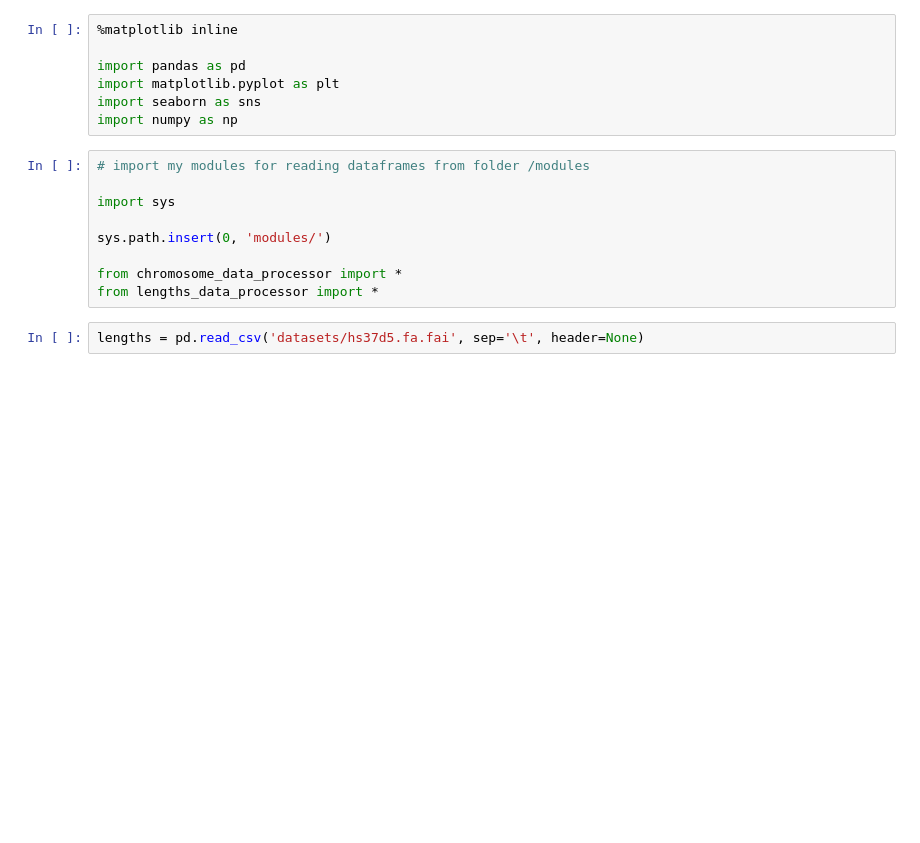
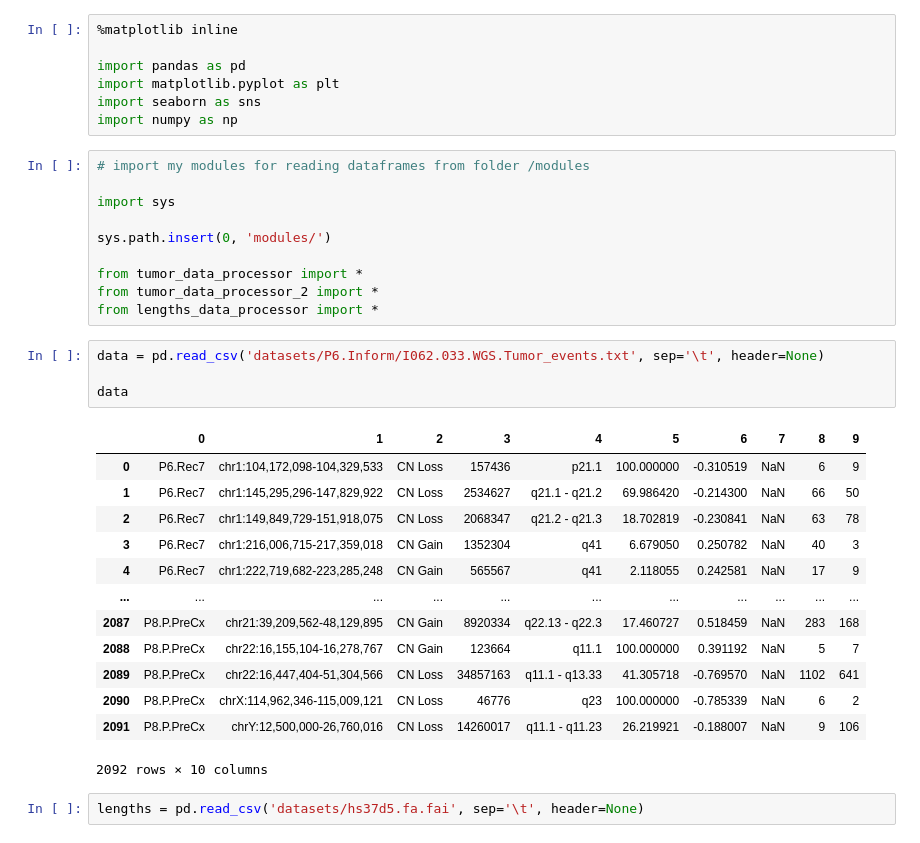
Before and after one commit to martinbudinsky3/BP-tumor-classifier, a Jupyter notebook: main.ipynb, the cells around one changed output. Saved outputs shown, nothing was run; the diff lists cells and outputs as text; blank space fills up the shorter version.

```diff
--- a/main.ipynb
+++ b/main.ipynb
@@ -12,8 +12,27 @@ import sys
 
 sys.path.insert(0, 'modules/')
 
-from chromosome_data_processor import *
+from tumor_data_processor import *
+from tumor_data_processor_2 import *
 from lengths_data_processor import *
+# %%
+data = pd.read_csv('datasets/P6.Inform/I062.033.WGS.Tumor_events.txt', sep='\t', header=None)
+
+data
+# %% [output]
+|  | 0 | 1 | 2 | 3 | 4 | 5 | 6 | 7 | 8 | 9 |
+| 0 | P6.Rec7 | chr1:104,172,098-104,329,533 | CN Loss | 157436 | p21.1 | 100.000000 | -0.310519 | NaN | 6 | 9 |
+| 1 | P6.Rec7 | chr1:145,295,296-147,829,922 | CN Loss | 2534627 | q21.1 - q21.2 | 69.986420 | -0.214300 | NaN | 66 | 50 |
+| 2 | P6.Rec7 | chr1:149,849,729-151,918,075 | CN Loss | 2068347 | q21.2 - q21.3 | 18.702819 | -0.230841 | NaN | 63 | 78 |
+| 3 | P6.Rec7 | chr1:216,006,715-217,359,018 | CN Gain | 1352304 | q41 | 6.679050 | 0.250782 | NaN | 40 | 3 |
+| 4 | P6.Rec7 | chr1:222,719,682-223,285,248 | CN Gain | 565567 | q41 | 2.118055 | 0.242581 | NaN | 17 | 9 |
+| ... | ... | ... | ... | ... | ... | ... | ... | ... | ... | ... |
+| 2087 | P8.P.PreCx | chr21:39,209,562-48,129,895 | CN Gain | 8920334 | q22.13 - q22.3 | 17.460727 | 0.518459 | NaN | 283 | 168 |
+| 2088 | P8.P.PreCx | chr22:16,155,104-16,278,767 | CN Gain | 123664 | q11.1 | 100.000000 | 0.391192 | NaN | 5 | 7 |
+| 2089 | P8.P.PreCx | chr22:16,447,404-51,304,566 | CN Loss | 34857163 | q11.1 - q13.33 | 41.305718 | -0.769570 | NaN | 1102 | 641 |
+| 2090 | P8.P.PreCx | chrX:114,962,346-115,009,121 | CN Loss | 46776 | q23 | 100.000000 | -0.785339 | NaN | 6 | 2 |
+| 2091 | P8.P.PreCx | chrY:12,500,000-26,760,016 | CN Loss | 14260017 | q11.1 - q11.23 | 26.219921 | -0.188007 | NaN | 9 | 106 |
+2092 rows × 10 columns
 # %%
 lengths = pd.read_csv('datasets/hs37d5.fa.fai', sep='\t', header=None)
 # %%
```
Also changed, not shown: parts of 14 cells of this notebook, 2 other files.
